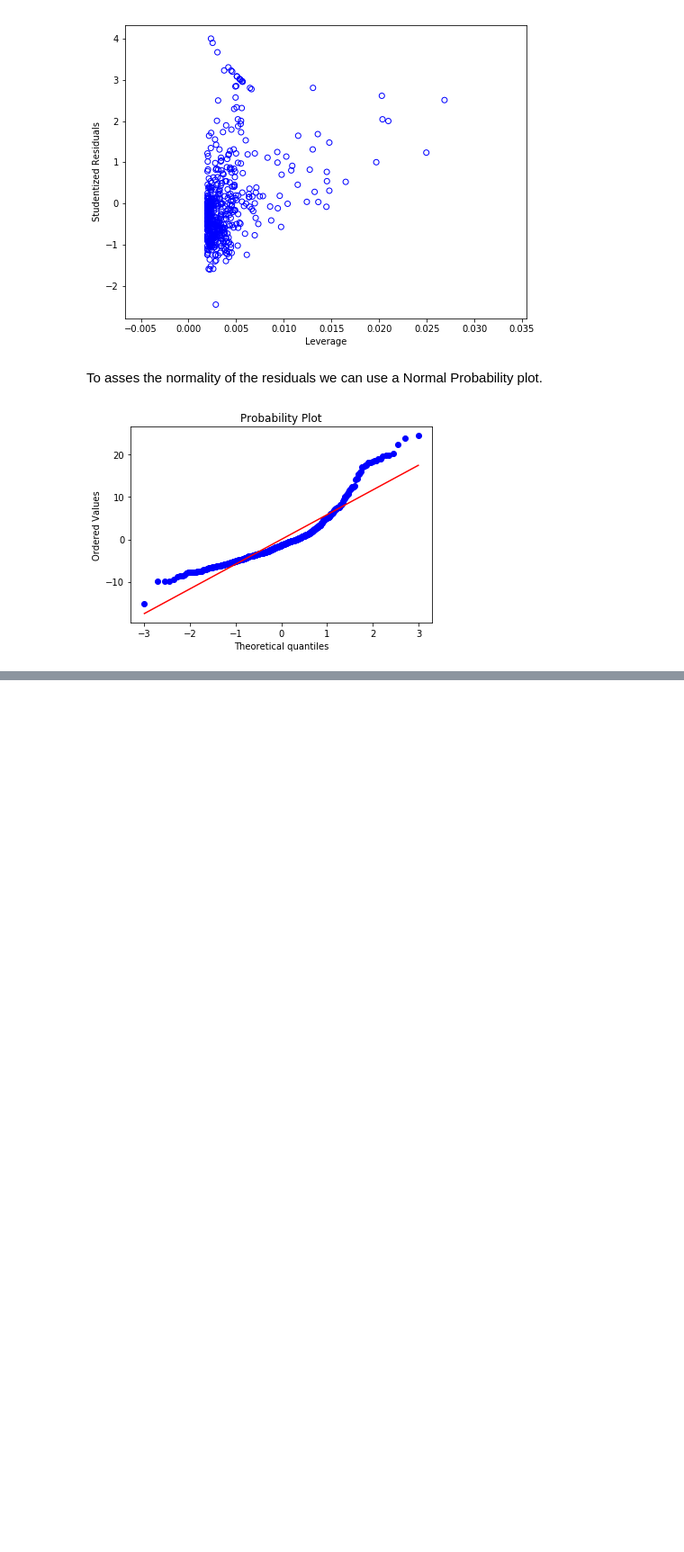
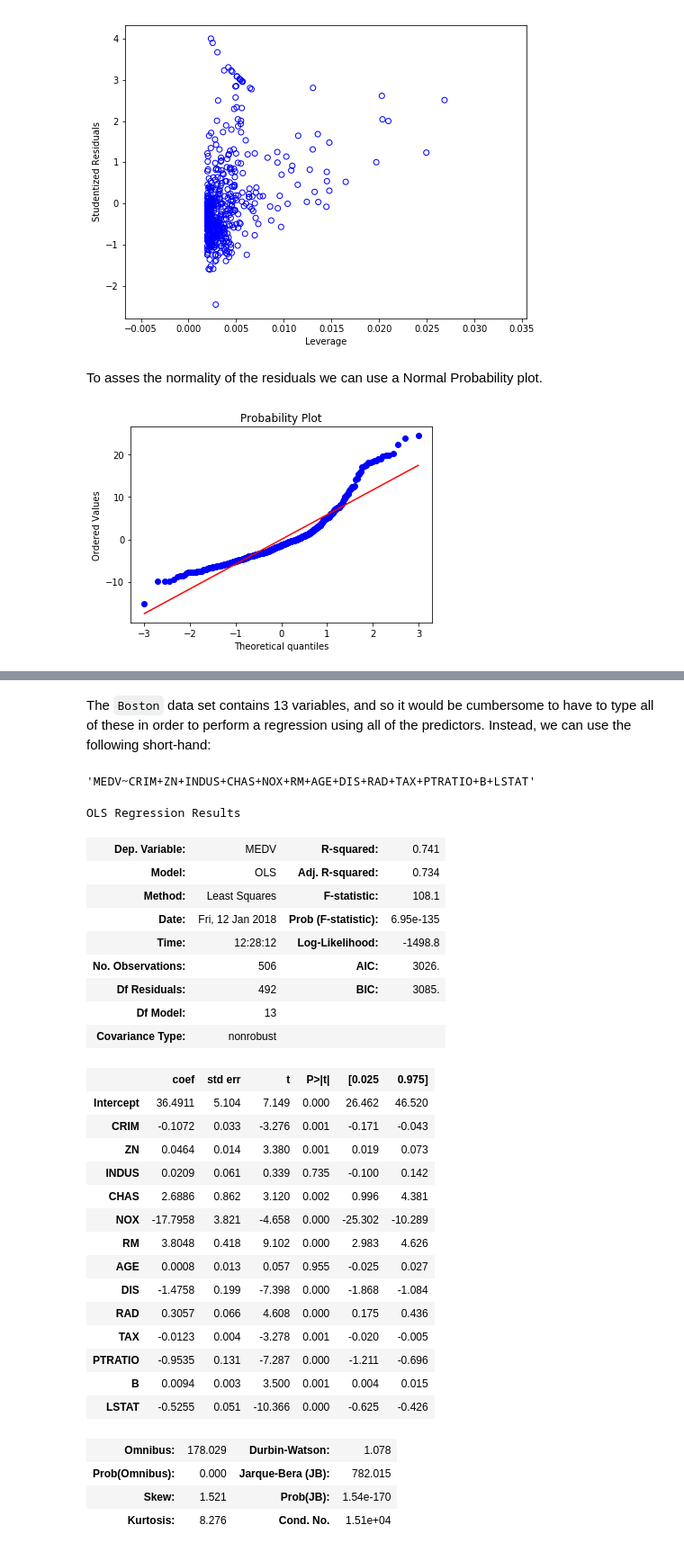
Before and after one commit to gperaza/ISLR-Python-Labs, a Jupyter notebook: Ch3-Linear_Regression.ipynb, the cells around one changed output, grey strips where cells are left out. Shown: that part at 90% size. Drawn from its saved outputs; the diff is of its cells as text; code cells hidden in the pictures; blank space fills up the shorter version.

```diff
--- a/Ch3-Linear_Regression.ipynb
+++ b/Ch3-Linear_Regression.ipynb
@@ -498,0 +236,43 @@ strong multicollinearity or other numerical problems.
+# %% [markdown]
+The `Boston` data set contains 13 variables, and so it would be cumbersome to have to type all of these in order to perform a regression using all of the predictors. Instead, we can use the following short-hand:
+# %%
+preds = list(boston_df.columns)
+preds.remove('MEDV')
+my_formula = 'MEDV~' + '+'.join(preds)
+my_formula
+# %% [output]
+'MEDV~CRIM+ZN+INDUS+CHAS+NOX+RM+AGE+DIS+RAD+TAX+PTRATIO+B+LSTAT'
+# %%
+lm_ins = smf.ols(my_formula, boston_df)
+lm_fit = lm_ins.fit()
+lm_fit.summary()
+# %% [output]
+OLS Regression Results
+| Dep. Variable: | MEDV | R-squared: | 0.741 |
+| Model: | OLS | Adj. R-squared: | 0.734 |
+| Method: | Least Squares | F-statistic: | 108.1 |
+| Date: | Fri, 12 Jan 2018 | Prob (F-statistic): | 6.95e-135 |
+| Time: | 12:28:12 | Log-Likelihood: | -1498.8 |
+| No. Observations: | 506 | AIC: | 3026. |
+| Df Residuals: | 492 | BIC: | 3085. |
+| Df Model: | 13 |  |  |
+| Covariance Type: | nonrobust |  |  |
+|  | coef | std err | t | P>|t| | [0.025 | 0.975] |
+| Intercept | 36.4911 | 5.104 | 7.149 | 0.000 | 26.462 | 46.520 |
+| CRIM | -0.1072 | 0.033 | -3.276 | 0.001 | -0.171 | -0.043 |
+| ZN | 0.0464 | 0.014 | 3.380 | 0.001 | 0.019 | 0.073 |
+| INDUS | 0.0209 | 0.061 | 0.339 | 0.735 | -0.100 | 0.142 |
+| CHAS | 2.6886 | 0.862 | 3.120 | 0.002 | 0.996 | 4.381 |
+| NOX | -17.7958 | 3.821 | -4.658 | 0.000 | -25.302 | -10.289 |
+| RM | 3.8048 | 0.418 | 9.102 | 0.000 | 2.983 | 4.626 |
+| AGE | 0.0008 | 0.013 | 0.057 | 0.955 | -0.025 | 0.027 |
+| DIS | -1.4758 | 0.199 | -7.398 | 0.000 | -1.868 | -1.084 |
+| RAD | 0.3057 | 0.066 | 4.608 | 0.000 | 0.175 | 0.436 |
+| TAX | -0.0123 | 0.004 | -3.278 | 0.001 | -0.020 | -0.005 |
+| PTRATIO | -0.9535 | 0.131 | -7.287 | 0.000 | -1.211 | -0.696 |
+| B | 0.0094 | 0.003 | 3.500 | 0.001 | 0.004 | 0.015 |
+| LSTAT | -0.5255 | 0.051 | -10.366 | 0.000 | -0.625 | -0.426 |
+| Omnibus: | 178.029 | Durbin-Watson: | 1.078 |
+| Prob(Omnibus): | 0.000 | Jarque-Bera (JB): | 782.015 |
+| Skew: | 1.521 | Prob(JB): | 1.54e-170 |
+| Kurtosis: | 8.276 | Cond. No. | 1.51e+04 |
```
Also changed, not shown: parts of 62 cells of this notebook, 1 other file.
